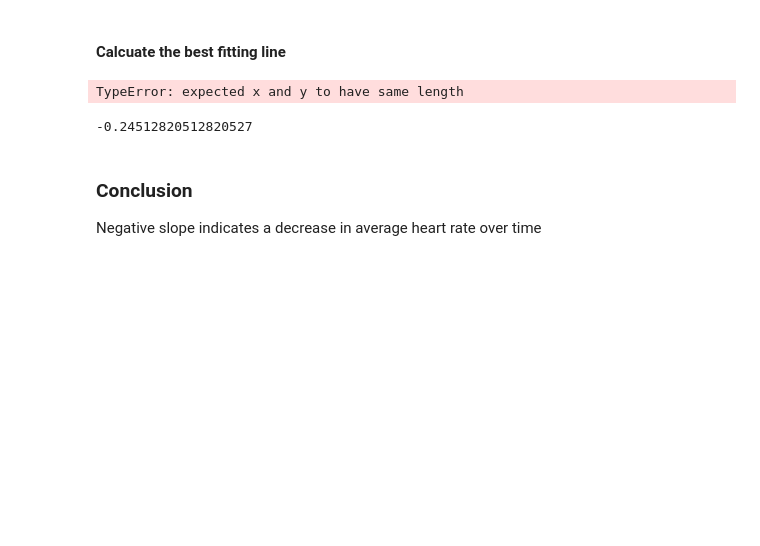
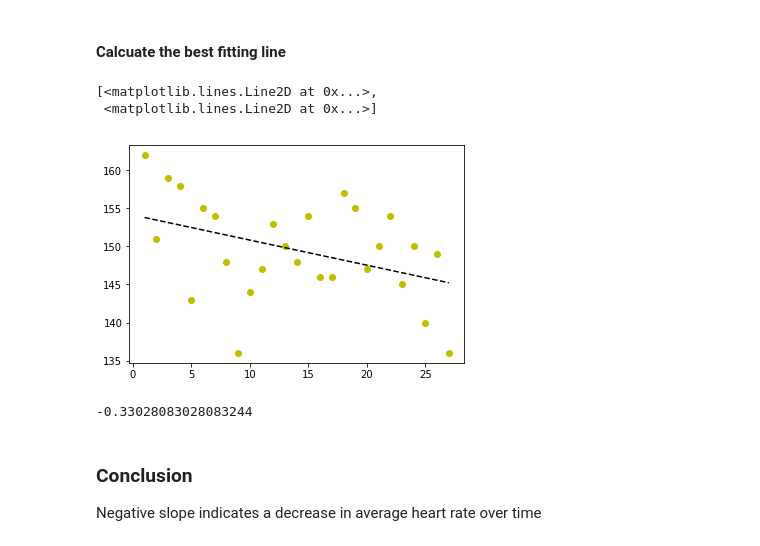
Before and after one commit to alabianca/OT_Reportv2, a Jupyter notebook: Untitled.ipynb, the cells around one changed output. Cells and saved outputs as stored; diff of their text form; code cells hidden in the pictures; blank space fills up the shorter version.

```diff
--- a/Untitled.ipynb
+++ b/Untitled.ipynb
@@ -111,19 +111,21 @@ line = ot_df_cpy.plot(x='date', y='avg_heart_rate', kind='line', figsize=(20,5))
 # %%
 
 y = ot_df_cpy['avg_heart_rate']
-x = range(1,27)
+x = range(1,28)
 
 fit = np.polyfit(x,y,1)
 
 fit_fn = np.poly1d(fit)
 plt.pyplot.plot(x,y, 'yo', x, fit_fn(x), '--k')
 # %% [output]
-TypeError: expected x and y to have same length
+[<matplotlib.lines.Line2D at 0x...>,
+ <matplotlib.lines.Line2D at 0x...>]
+[figure, added]
 # %%
 slope = fit[0]
 slope
 # %% [output]
--0.24512820512820527
+-0.33028083028083244
 # %% [markdown]
 ### Conclusion
 Negative slope indicates a decrease in average heart rate over time
```
Also changed, not shown: parts of 4 cells of this notebook.
